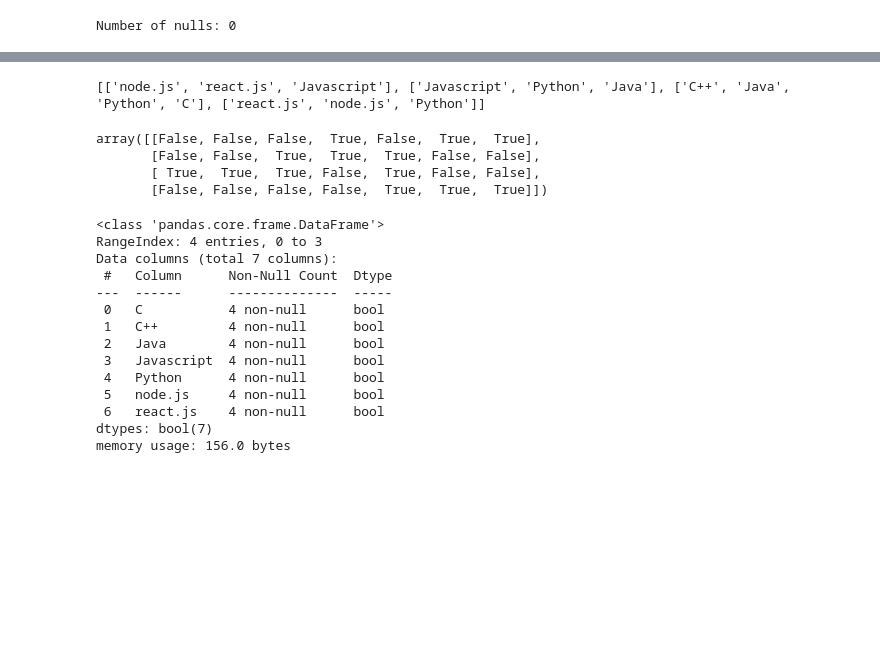
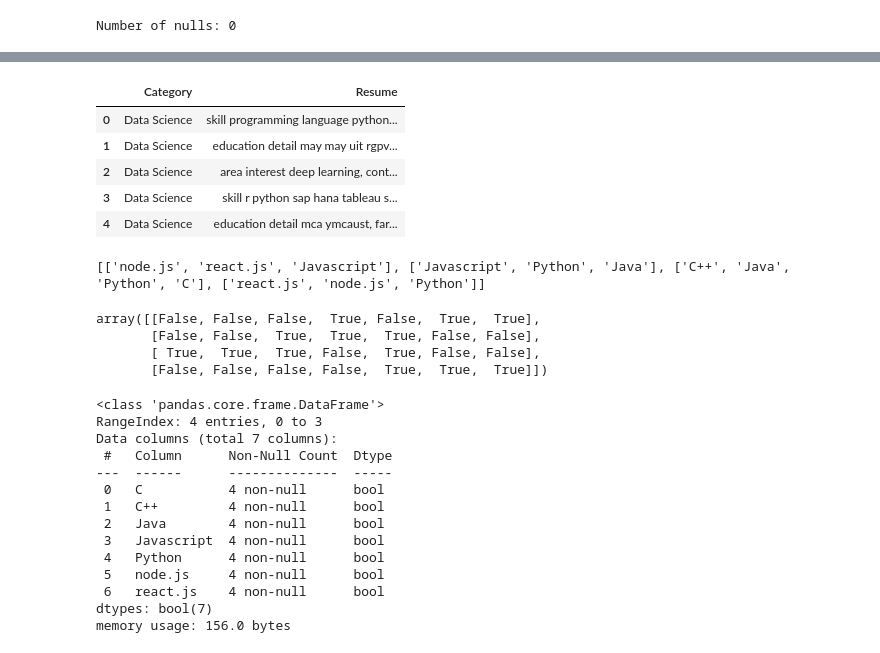
Before and after one commit to AJ-delaCruz/CMPE255, a Jupyter notebook: Resume.ipynb, the cells around one changed output, grey strips where cells are left out. Drawn from its saved outputs; the diff is of its cells as text; code cells hidden in the pictures; blank space fills up the shorter version.

```diff
--- a/Resume.ipynb
+++ b/Resume.ipynb
@@ -25,3 +39,39 @@ resumes[1] = resumes[1].replace("â¢", '')
+# %%
+#Deal with the erroneous values in the dataset
+import re
+import nltk
+from nltk.corpus import stopwords
+from nltk.stem import WordNetLemmatizer
+stop_words = stopwords.words('english')
+
+sw = stopwords.words('english')
+lemmatizer = WordNetLemmatizer()
+
+def clean(text):
+    text = text.lower()
+    text = re.sub(r"[^a-zA-Z?.!,¿]+", " ", text)
+    text = re.sub(r"http\S+", "",text)
+    html=re.compile(r'<.*?>')
+    punctuations = '@#!?+&*[]-%.:/();$=><|{}^' + "'`" + '_'
+    for p in punctuations:
+        text = text.replace(p,'')
+    text = [word.lower() for word in text.split() if word.lower() not in sw]
+    text = [lemmatizer.lemmatize(word) for word in text]
+    text = " ".join(text)
+    return text
+
+# resumes[1] = resumes[1].replace('[^a-zA-Z0-9 ]', ' ', regex=True)
+# resumes[1] = resumes[1].replace("â¢", '')
+
+resumes['Resume'] = resumes['Resume'].apply(lambda x: clean(x))
+resumes.head()
+# %% [output]
+|  | Category | Resume |
+| 0 | Data Science | skill programming language python... |
+| 1 | Data Science | education detail may may uit rgpv... |
+| 2 | Data Science | area interest deep learning, cont... |
+| 3 | Data Science | skill r python sap hana tableau s... |
+| 4 | Data Science | education detail mca ymcaust, far... |
 # %%
 # resumes[1]
 resumes.to_csv("resume_clean.csv", index=False)
```
Also changed, not shown: parts of 4 cells of this notebook.
